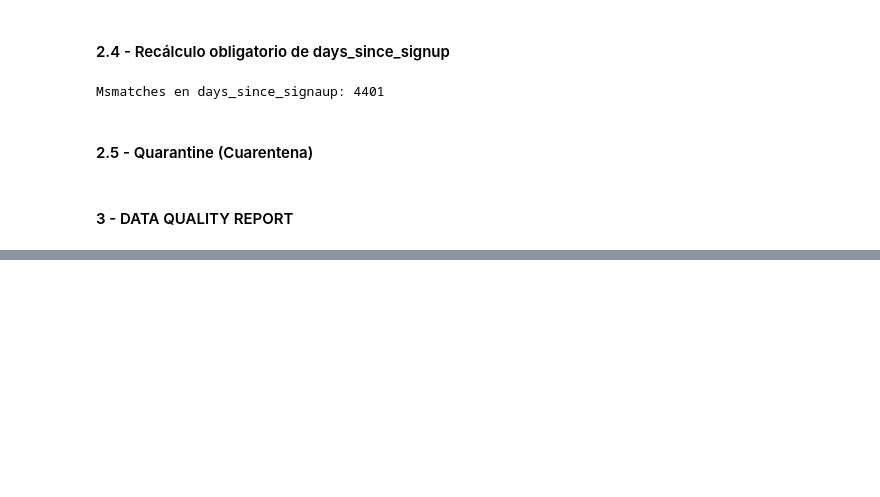
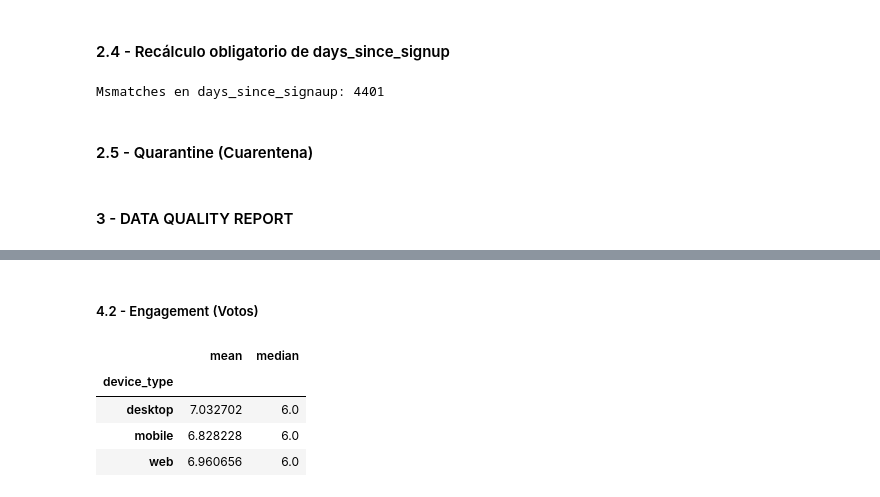
Before and after one commit to da21nny/The_Huddle_Challenge_9_CodePro_4, a Jupyter notebook: test_1.ipynb, the cells around one changed output, grey strips where cells are left out. Drawn from its saved outputs; the diff is of its cells as text; code cells hidden in the pictures; blank space fills up the shorter version.

```diff
--- a/test_1.ipynb
+++ b/test_1.ipynb
@@ -266,0 +304,16 @@ print(pct_mismatches)
+# %% [markdown]
+##### 4.2 - Engagement (Votos)
+# %%
+# Votos por plan: media y mediana
+df_core.groupby("plan_type")["votes_received"].agg(["mean", "median"])
+
+# Votos por pais, categoria y dispositivo: media y mediana
+df_core.groupby("country")["votes_received"].agg(["mean", "median"])
+df_core.groupby("post_category")["votes_received"].agg(["mean", "median"])
+df_core.groupby("device_type")["votes_received"].agg(["mean", "median"])
+# %% [output]
+|  | mean | median |
+| device_type |  |  |
+| desktop | 7.032702 | 6.0 |
+| mobile | 6.828228 | 6.0 |
+| web | 6.960656 | 6.0 |
```
Also changed, not shown: parts of 17 cells of this notebook.
